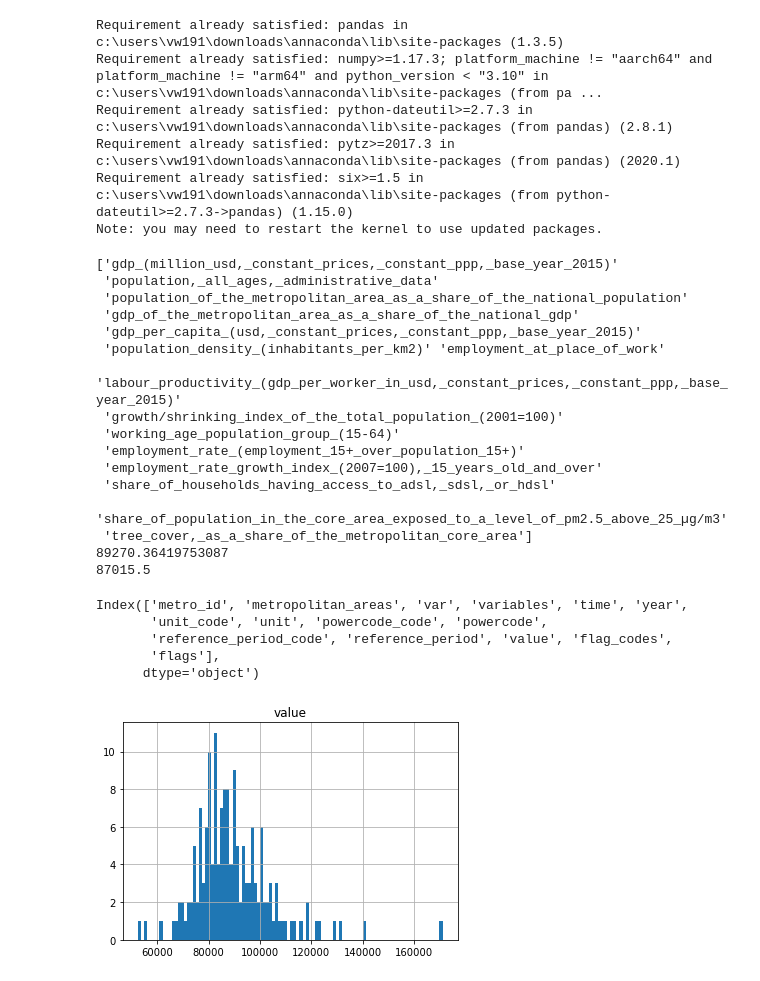
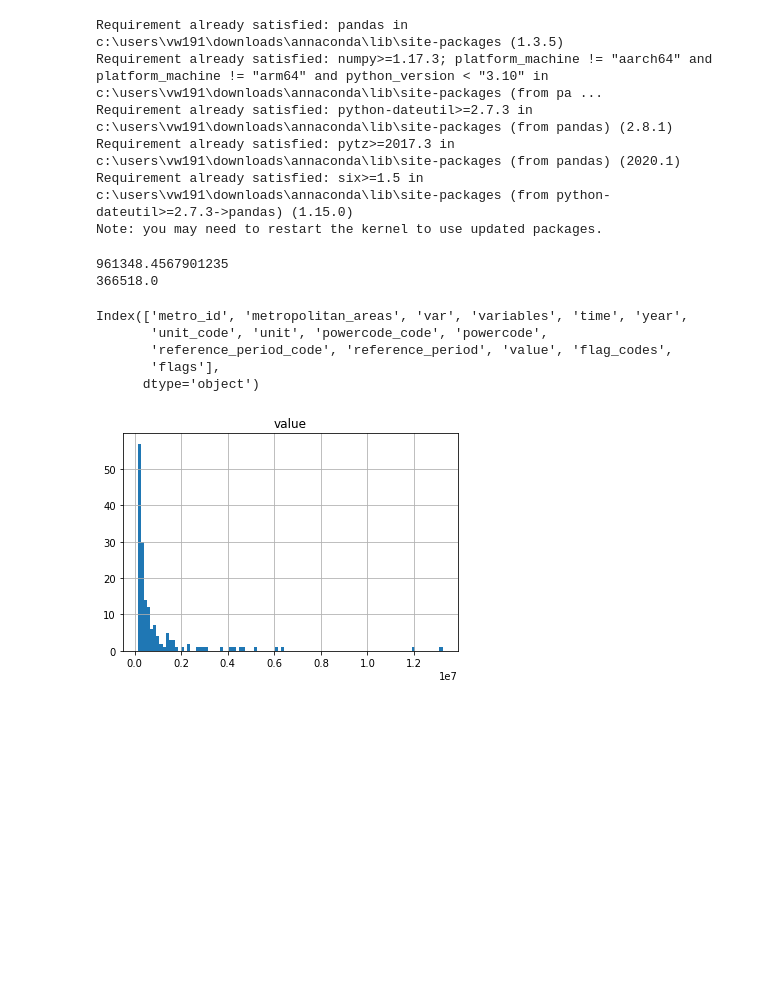
Before and after one commit to 107SBakst/107SBakst.github.io, a Jupyter notebook: Python/project_oecd4.ipynb, the cells around one changed output. Drawn from its saved outputs; the diff is of its cells as text; code cells hidden in the pictures; blank space fills up the shorter version.

```diff
--- a/Python/project_oecd4.ipynb
+++ b/Python/project_oecd4.ipynb
@@ -16,41 +16,35 @@ dfmetro = pd.read_csv(urlmetro)
 # %%
 #Tidy up the column names and specific columns to make it easier to conduct analysis.
 import matplotlib as plt
 dfmetro.columns = dfmetro.columns.str.lower()
 dfmetro.columns = dfmetro.columns.str.replace(' ', '_')
 dfmetro.variables = dfmetro.variables.str.lower()
 dfmetro.variables = dfmetro.variables.str.replace(' ', '_')
+dfmetro.metropolitan_areas = dfmetro.metropolitan_areas.str.replace('(Greater)','')
+dfmetro.metropolitan_areas = dfmetro.metropolitan_areas.str.replace(r"\(.*?\)","")
+dfmetro.metropolitan_areas = dfmetro.metropolitan_areas.str.replace('[\([{})\]]','')
+dfmetro.metropolitan_areas = dfmetro.metropolitan_areas.str.replace('-','')
+dfmetro.metropolitan_areas = dfmetro.metropolitan_areas.str.replace(' ','')
+dfmetro.metropolitan_areas = dfmetro.metropolitan_areas.str.replace('[\([{})\]]','')
+dfmetro.metropolitan_areas = dfmetro.metropolitan_areas.str.lower()
 
-print(dfmetro.variables.unique())
-h = dfmetro[(dfmetro['variables'] == 'labour_productivity_(gdp_per_worker_in_usd,_constant_prices,_constant_ppp,_base_year_2015)') & (dfmetro.year == 2018)]
+
+#print(dfmetro.variables.unique())
+h = dfmetro[(dfmetro['variables'] == 'working_age_population_group_(15-64)') & (dfmetro.year == 2018)]
 h.hist(column='value',bins=100) #This shows that population density is not normally distributed with most of the data on the left handside of the distribution.
 print(h.value.mean()) #The mean population density is 167.1
 print(h.value.median()) #The median population density is 126.5
 #WB data for the USA shows that population density (population per km2 of land) in 2020 was 36. Therefore, this dataset of cities is significantly larger than the country as a whole.
 dfmetro.columns
 # %% [output]
-['gdp_(million_usd,_constant_prices,_constant_ppp,_base_year_2015)'
- 'population,_all_ages,_administrative_data'
- 'population_of_the_metropolitan_area_as_a_share_of_the_national_population'
- 'gdp_of_the_metropolitan_area_as_a_share_of_the_national_gdp'
- 'gdp_per_capita_(usd,_constant_prices,_constant_ppp,_base_year_2015)'
- 'population_density_(inhabitants_per_km2)' 'employment_at_place_of_work'
- 'labour_productivity_(gdp_per_worker_in_usd,_constant_prices,_constant_ppp,_base_year_2015)'
- 'growth/shrinking_index_of_the_total_population_(2001=100)'
- 'working_age_population_group_(15-64)'
- 'employment_rate_(employment_15+_over_population_15+)'
- 'employment_rate_growth_index_(2007=100),_15_years_old_and_over'
- 'share_of_households_having_access_to_adsl,_sdsl,_or_hdsl'
- 'share_of_population_in_the_core_area_exposed_to_a_level_of_pm2.5_above_25_µg/m3'
- 'tree_cover,_as_a_share_of_the_metropolitan_core_area']
-89270.36419753087
-87015.5
+961348.4567901235
+366518.0
 Index(['metro_id', 'metropolitan_areas', 'var', 'variables', 'time', 'year',
        'unit_code', 'unit', 'powercode_code', 'powercode',
        'reference_period_code', 'reference_period', 'value', 'flag_codes',
        'flags'],
       dtype='object')
-[figure, old version]
+[figure, new version]
 # %%
 import seaborn as sns
 import matplotlib.pyplot as plt
```
Also changed, not shown: parts of 6 cells of this notebook.
